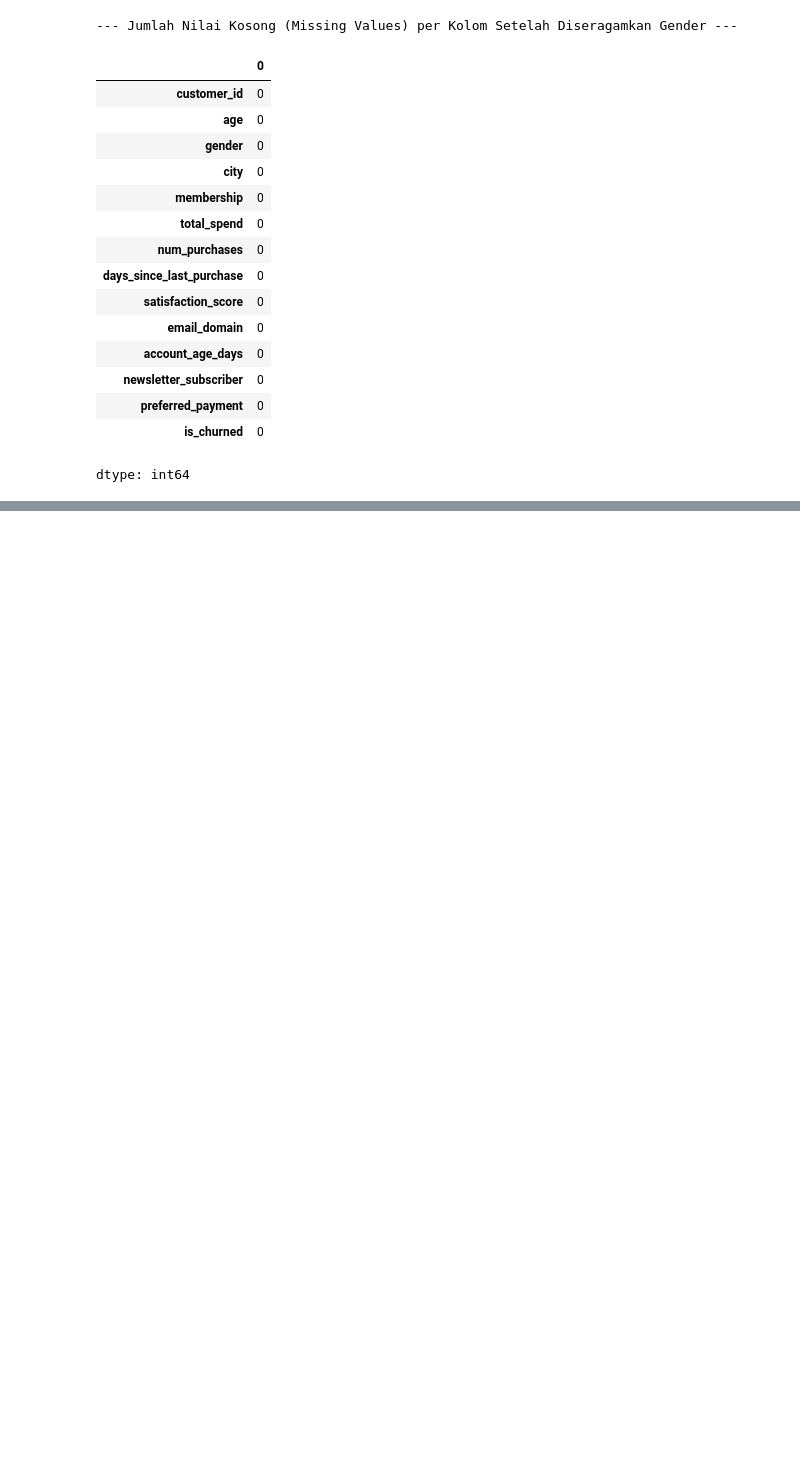
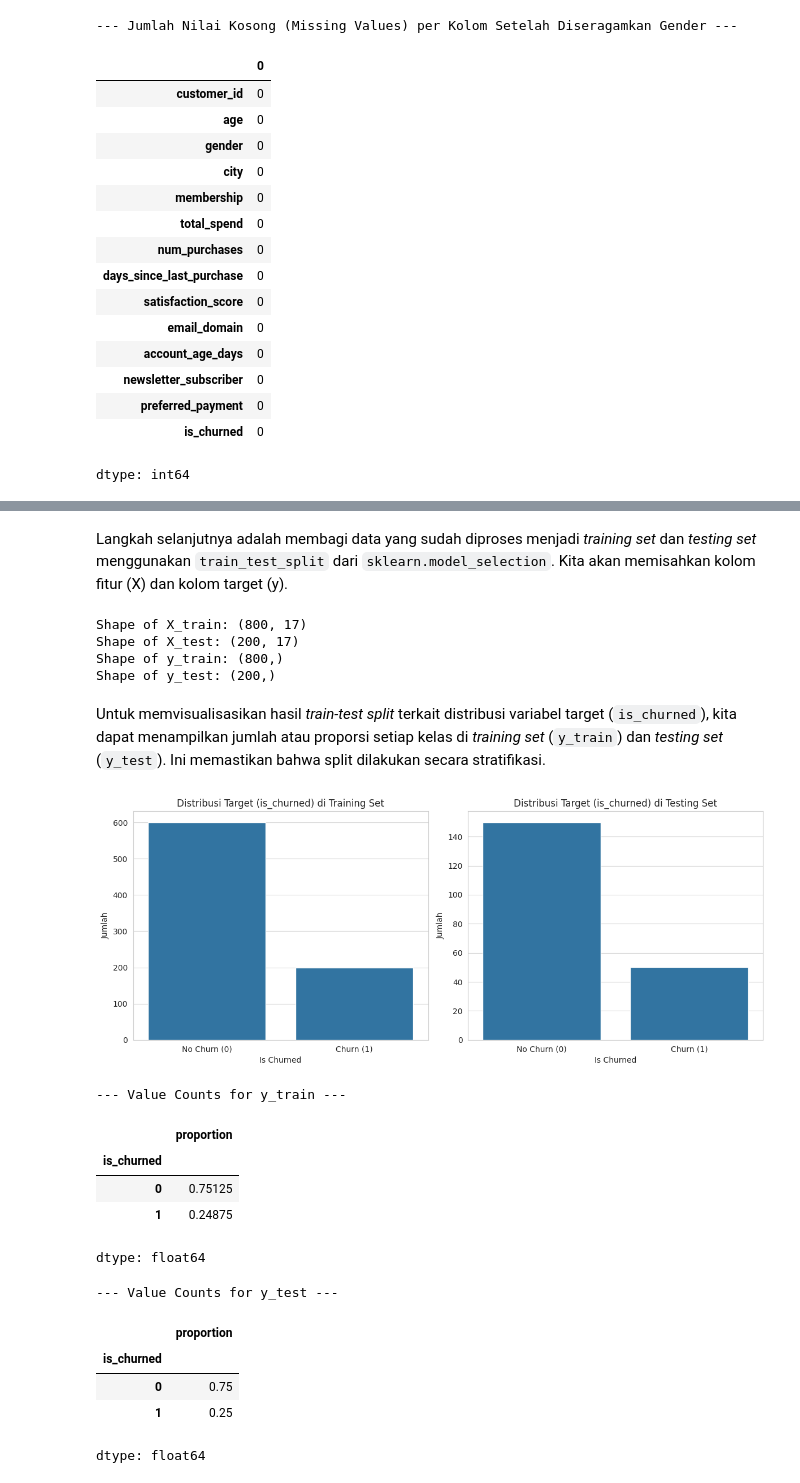
Before and after one commit to Codift05/ColabArchive, a Jupyter notebook: Dataset_PreProcessing.ipynb, the cells around one changed output, grey strips where cells are left out. Drawn from its saved outputs; the diff is of its cells as text; code cells hidden in the pictures; blank space fills up the shorter version.

```diff
--- a/Dataset_PreProcessing.ipynb
+++ b/Dataset_PreProcessing.ipynb
@@ -407,0 +1019,76 @@ dtype: int64
+# %% [markdown]
+Langkah selanjutnya adalah membagi data yang sudah diproses menjadi *training set* dan *testing set* menggunakan `train_test_split` dari `sklearn.model_selection`. Kita akan memisahkan kolom fitur (X) dan kolom target (y).
+# %%
+from sklearn.model_selection import train_test_split
+
+# Define features (X) and target (y)
+# Exclude 'customer_id' as it is an identifier
+# Exclude original categorical columns that have been encoded or mapped
+X = ecommerce_df_encoded.drop(['customer_id', 'is_churned', 'gender', 'city', 'membership', 'account_age_category'], axis=1)
+y = ecommerce_df_encoded['is_churned']
+
+# Perform train-test split
+# We'll use a test size of 20% and a random state for reproducibility
+X_train, X_test, y_train, y_test = train_test_split(X, y, test_size=0.2, random_state=42, stratify=y)
+
+# Display the shapes of the resulting sets
+print("Shape of X_train:", X_train.shape)
+print("Shape of X_test:", X_test.shape)
+print("Shape of y_train:", y_train.shape)
+print("Shape of y_test:", y_test.shape)
+# %% [output]
+Shape of X_train: (800, 17)
+Shape of X_test: (200, 17)
+Shape of y_train: (800,)
+Shape of y_test: (200,)
+# %% [markdown]
+Untuk memvisualisasikan hasil *train-test split* terkait distribusi variabel target (`is_churned`), kita dapat menampilkan jumlah atau proporsi setiap kelas di *training set* (`y_train`) dan *testing set* (`y_test`). Ini memastikan bahwa split dilakukan secara stratifikasi.
+# %%
+import matplotlib.pyplot as plt
+import seaborn as sns
+
+# Set style for plots
+sns.set_style("whitegrid")
+
+# Create subplots
+fig, axes = plt.subplots(1, 2, figsize=(12, 5))
+
+# Plot distribution in training set
+sns.countplot(x=y_train, ax=axes[0])
+axes[0].set_title('Distribusi Target (is_churned) di Training Set')
+axes[0].set_xlabel('Is Churned')
+axes[0].set_ylabel('Jumlah')
+axes[0].set_xticks([0, 1])
+axes[0].set_xticklabels(['No Churn (0)', 'Churn (1)'])
+
+# Plot distribution in testing set
+sns.countplot(x=y_test, ax=axes[1])
+axes[1].set_title('Distribusi Target (is_churned) di Testing Set')
+axes[1].set_xlabel('Is Churned')
+axes[1].set_ylabel('Jumlah')
+axes[1].set_xticks([0, 1])
+axes[1].set_xticklabels(['No Churn (0)', 'Churn (1)'])
+
+plt.tight_layout()
+plt.show()
+
+# Display value counts to confirm proportions
+print("\n--- Value Counts for y_train ---")
+display(y_train.value_counts(normalize=True))
+
+print("\n--- Value Counts for y_test ---")
+display(y_test.value_counts(normalize=True))
+# %% [output]
+[figure, added]
+--- Value Counts for y_train ---
+|  | proportion |
+| is_churned |  |
+| 0 | 0.75125 |
+| 1 | 0.24875 |
+dtype: float64
+--- Value Counts for y_test ---
+|  | proportion |
+| is_churned |  |
+| 0 | 0.75 |
+| 1 | 0.25 |
+dtype: float64
```
Also changed, not shown: parts of 31 cells of this notebook.
